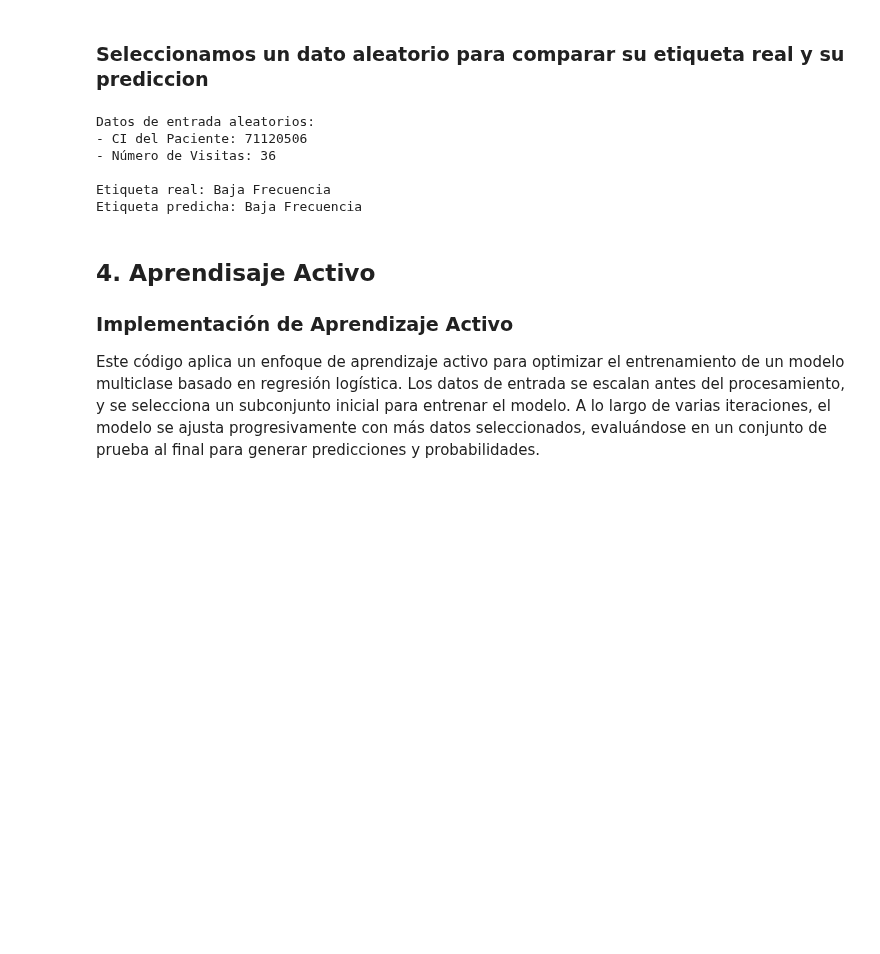
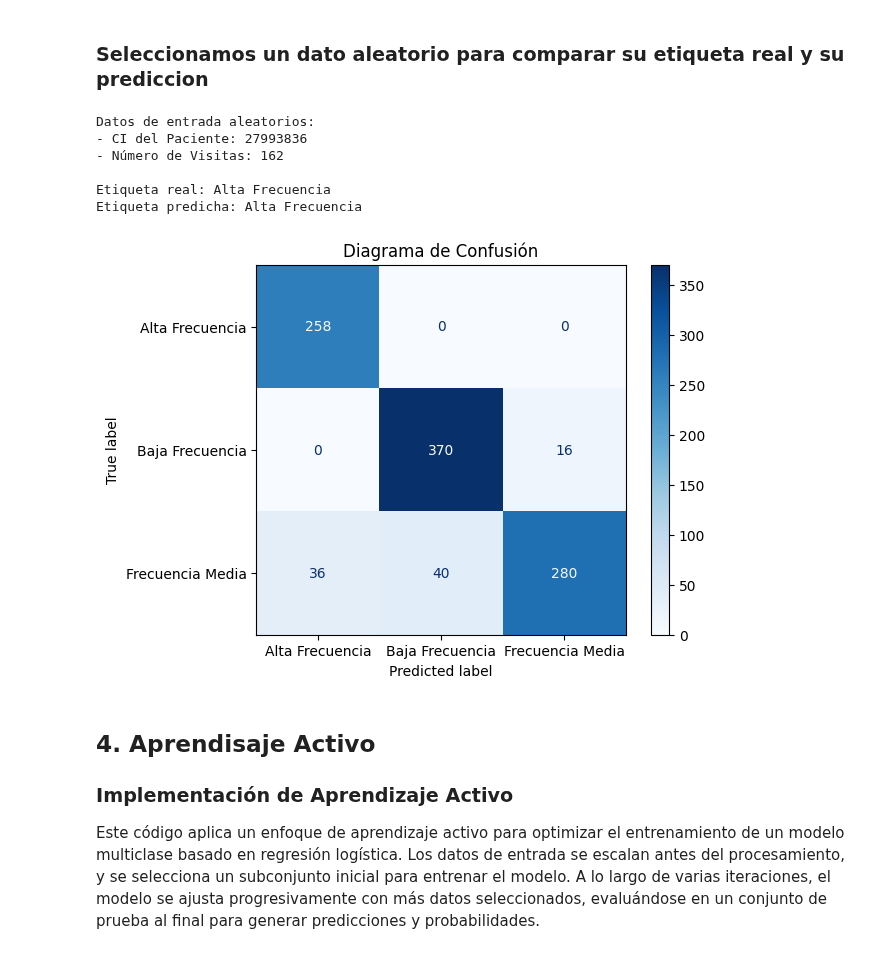
Before and after one commit to DiegoSolorzano9/Inteligencia-Artificial-I-2-2024, a Jupyter notebook: Examen Final/examenFinal.ipynb, the cells around one changed output. Cells and saved outputs as stored; diff of their text form; code cells hidden in the pictures; blank space fills up the shorter version.

```diff
--- a/Examen Final/examenFinal.ipynb
+++ b/Examen Final/examenFinal.ipynb
@@ -670,25 +672,37 @@ Precisión del modelo One-vs-Rest con regresión logística: 90.80%
 # %%
 # Seleccionar un dato aleatorio de los datos de entrenamiento
 random_index = np.random.randint(0, X_test.shape[0])  # Genera un índice aleatorio
 random_data = X_test.iloc[random_index]  # Extrae los datos de entrada del índice aleatorio
 real_label = y_test.iloc[random_index]  # Extrae la etiqueta real correspondiente
 
 # Realizar la predicción para el dato aleatorio manteniendo el formato DataFrame
 predicted_label = log_reg_ovr.predict(random_data.to_frame().T)  # .to_frame().T convierte el dato a DataFrame
 
 # Mostrar el dato aleatorio con un formato claro y comprensible
 print(f"\nDatos de entrada aleatorios:")
 print(f"- CI del Paciente: {random_data['CI_Paciente']}")
 print(f"- Número de Visitas: {random_data['Numero_Visitas']}")
 print(f"\nEtiqueta real: {real_label}")
 print(f"Etiqueta predicha: {predicted_label[0]}")
+
+# Crear la matriz de confusión
+conf_matrix = confusion_matrix(y_test, y_pred)
+
+# Mostrar la matriz de confusión con etiquetas
+disp = ConfusionMatrixDisplay(confusion_matrix=conf_matrix, display_labels=log_reg_ovr.classes_)
+disp.plot(cmap=plt.cm.Blues)
+
+# Títulos y etiquetas para claridad
+plt.title("Diagrama de Confusión")
+plt.show()
 # %% [output]
 Datos de entrada aleatorios:
-- CI del Paciente: 71120506
-- Número de Visitas: 36
+- CI del Paciente: 27993836
+- Número de Visitas: 162
 
-Etiqueta real: Baja Frecuencia
-Etiqueta predicha: Baja Frecuencia
+Etiqueta real: Alta Frecuencia
+Etiqueta predicha: Alta Frecuencia
+[figure, added]
 # %% [markdown]
 ## 4. Aprendisaje Activo
 
```
Also changed, not shown: parts of 2 cells of this notebook.
